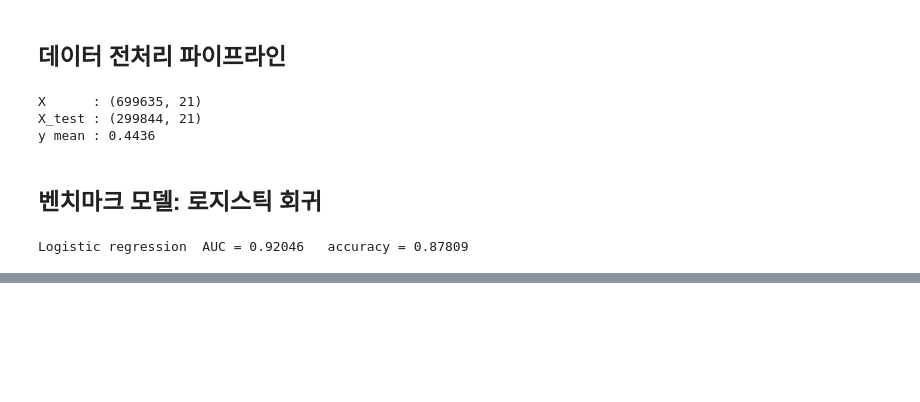
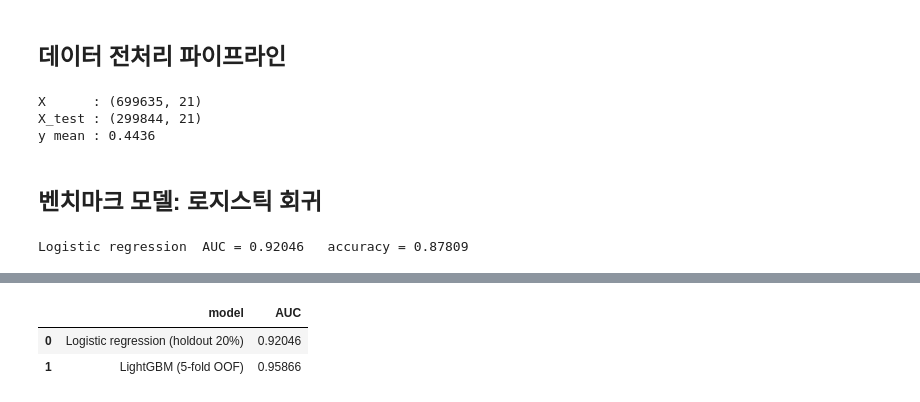
Before and after one commit to bryjna07/Kaggle_Airline_Satisfaction, a Jupyter notebook: notebooks/analysis.ipynb, the cells around one changed output, grey strips where cells are left out. Cells and saved outputs as stored; diff of their text form; code cells hidden in the pictures; blank space fills up the shorter version.

Commit message:
메인 모델: LightGBM 5-Fold 교차검증

```diff
--- a/notebooks/analysis.ipynb
+++ b/notebooks/analysis.ipynb
@@ -309,0 +363,9 @@ Logistic regression  AUC = 0.92046   accuracy = 0.87809
+# %%
+pd.DataFrame({
+    "model": ["Logistic regression (holdout 20%)", "LightGBM (5-fold OOF)"],
+    "AUC": [logreg_auc, lgb_auc],
+}).round(5)
+# %% [output]
+|  | model | AUC |
+| 0 | Logistic regression (holdout 20%) | 0.92046 |
+| 1 | LightGBM (5-fold OOF) | 0.95866 |
```
Also changed, not shown: parts of 2 cells of this notebook.
